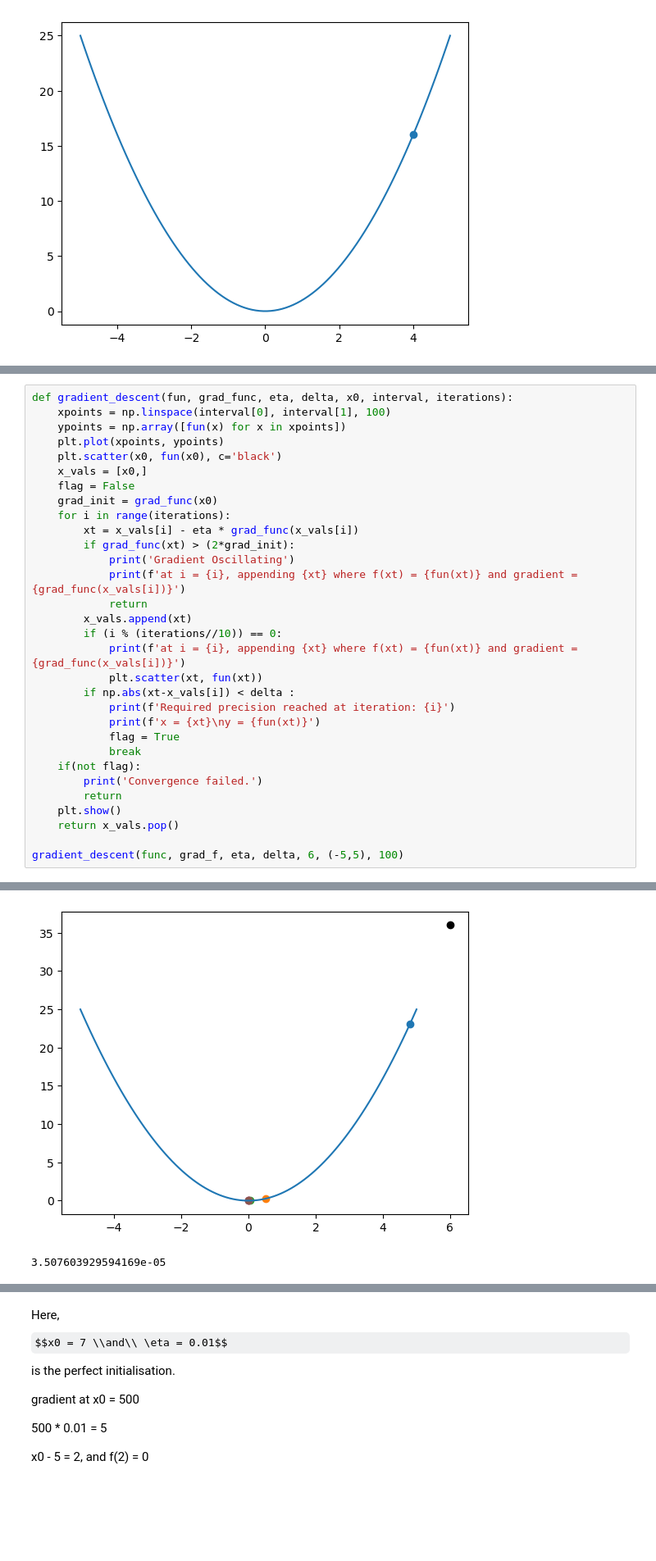
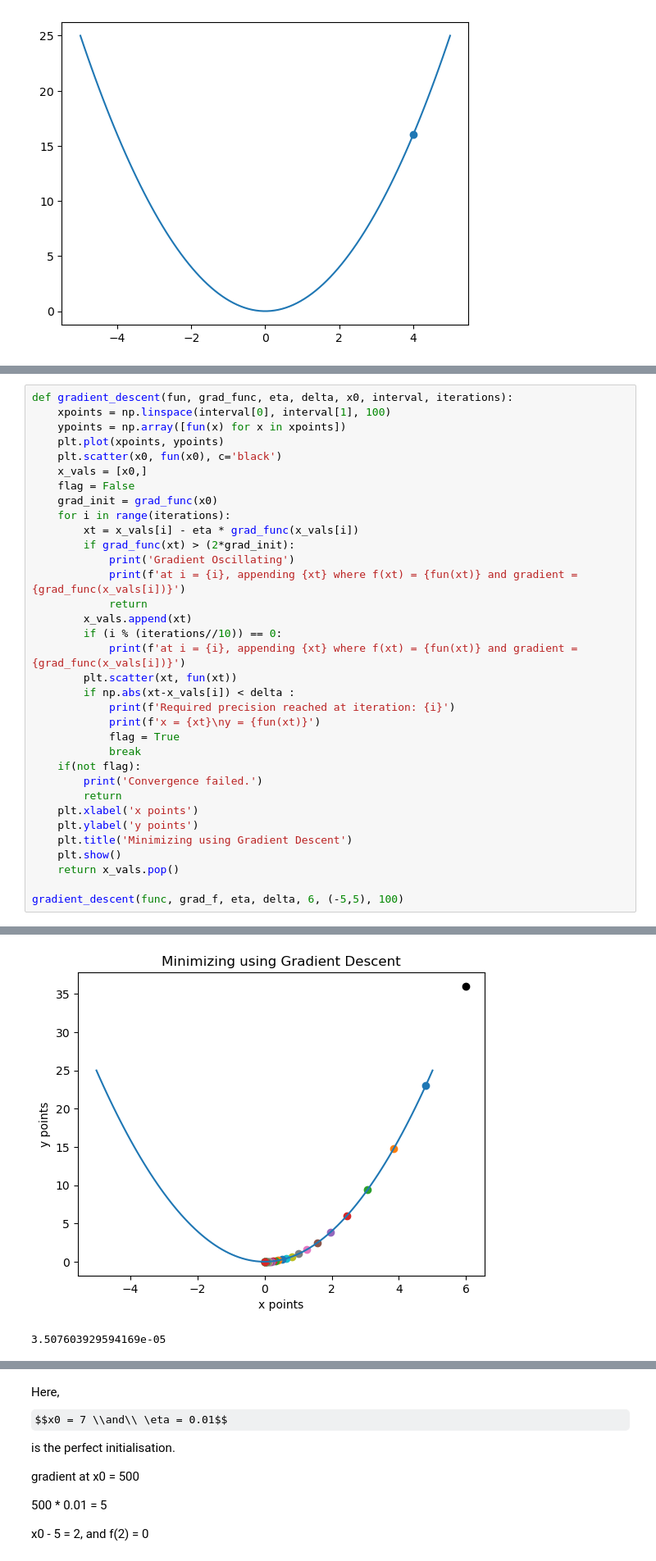
Before and after one commit to romulan-overlord/MDSC-103, a Jupyter notebook: 23908-MDSC103-Assignment2.ipynb, the cells around one changed output, grey strips where cells are left out. Shown at 82% size. Saved outputs shown, nothing was run; the diff lists cells and outputs as text; some formulas as TeX source; blank space fills up the shorter version.

```diff
--- a/23908-MDSC103-Assignment2.ipynb
+++ b/23908-MDSC103-Assignment2.ipynb
@@ -58,35 +59,38 @@ def gradient_descent(fun, grad_func, eta, delta, x0, interval, iterations):
         xt = x_vals[i] - eta * grad_func(x_vals[i])
         if grad_func(xt) > (2*grad_init):
             print('Gradient Oscillating')
             print(f'at i = {i}, appending {xt} where f(xt) = {fun(xt)} and gradient = {grad_func(x_vals[i])}')
             return
         x_vals.append(xt)
         if (i % (iterations//10)) == 0:
             print(f'at i = {i}, appending {xt} where f(xt) = {fun(xt)} and gradient = {grad_func(x_vals[i])}')
-            plt.scatter(xt, fun(xt))
+        plt.scatter(xt, fun(xt))
         if np.abs(xt-x_vals[i]) < delta :
             print(f'Required precision reached at iteration: {i}')
             print(f'x = {xt}\ny = {fun(xt)}')
             flag = True
             break
     if(not flag):
         print('Convergence failed.')
         return
+    plt.xlabel('x points')
+    plt.ylabel('y points')
+    plt.title('Minimizing using Gradient Descent')
     plt.show()
     return x_vals.pop()
 
 gradient_descent(func, grad_f, eta, delta, 6, (-5,5), 100)
 # %% [output]
 at i = 0, appending 4.8 where f(xt) = 23.04 and gradient = 12
 at i = 10, appending 0.5153960755200001 where f(xt) = 0.26563311466141765 and gradient = 1.2884901888000002
 at i = 20, appending 0.05534023222112866 where f(xt) = 0.0030625413022884467 and gradient = 0.13835058055282165
 at i = 30, appending 0.0059421121885698275 where f(xt) = 3.530869726155011e-05 and gradient = 0.014855280471424568
 at i = 40, appending 0.0006380294379767599 where f(xt) = 4.0708156372494016e-07 and gradient = 0.0015950735949418998
 at i = 50, appending 6.850788924988612e-05 where f(xt) = 4.693330889474662e-09 and gradient = 0.0001712697231247153
 Required precision reached at iteration: 53
 x = 3.507603929594169e-05
 y = 1.2303285326904458e-09
-[figure, old version]
+[figure, new version]
 3.507603929594169e-05
 # %%
 f2 = lambda x : x**3
```
Also changed, not shown: parts of 3 cells of this notebook.
